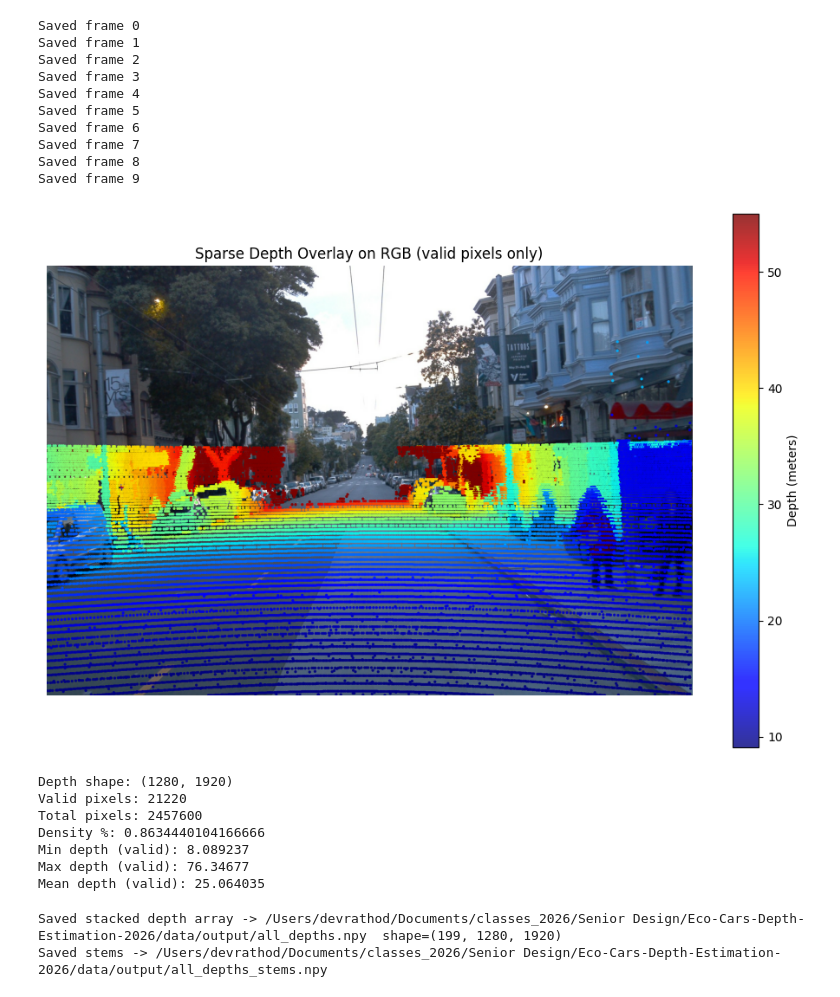
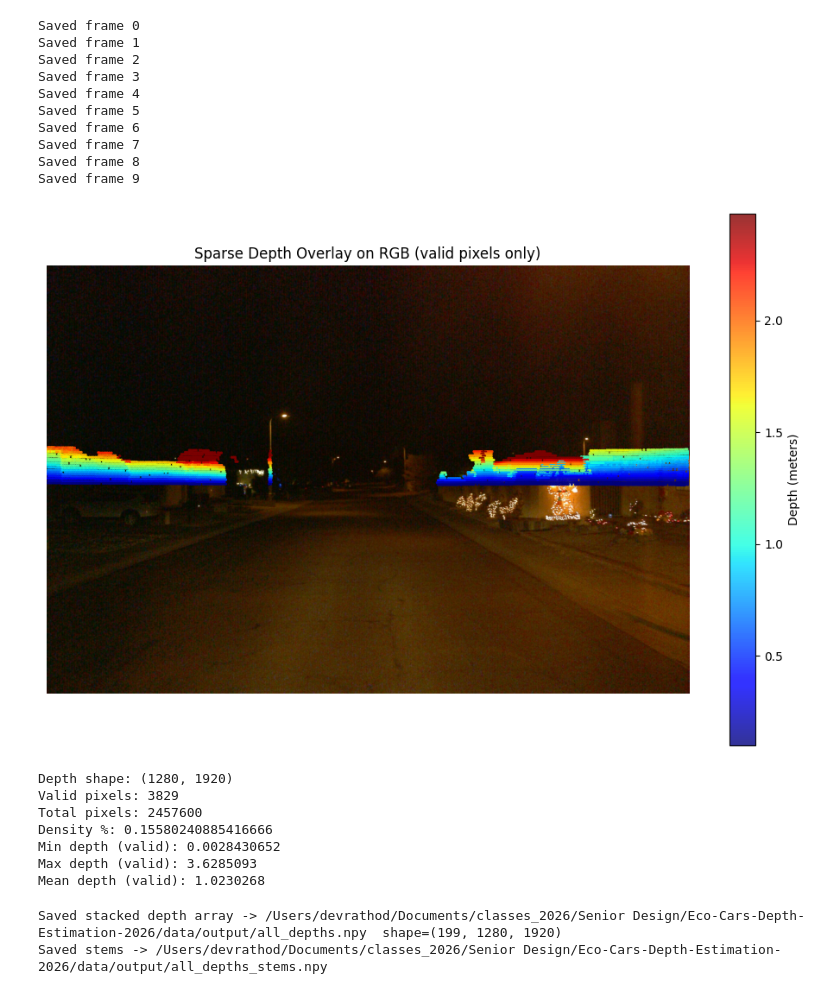
Before and after one commit to dev-rathod/Eco-Cars-Depth-Estimation-2026, a Jupyter notebook: waymo_dataset.ipynb, the cells around one changed output. Drawn from its saved outputs; the diff is of its cells as text; code cells hidden in the pictures.

```diff
--- a/waymo_dataset.ipynb
+++ b/waymo_dataset.ipynb
@@ -187,10 +194,12 @@ Saved frame 9
 import numpy as np
 import matplotlib.pyplot as plt
 from PIL import Image
+# Paths
+# depth_path = "/Users/devrathod/Documents/classes_2026/senior_design/Eco-Cars-Depth-Estimation-2026/data/individual_files_training_segment-10082223140073588526_6140_000_6160_000_with_camera_labels/depths/frame_00101.npy"
+# image_path = "/Users/devrathod/Documents/classes_2026/senior_design/Eco-Cars-Depth-Estimation-2026/data/individual_files_training_segment-10082223140073588526_6140_000_6160_000_with_camera_labels/images/frame_00101.png"
+depth_path = "/Users/devrathod/Documents/classes_2026/senior_design/Eco-Cars-Depth-Estimation-2026/data/individual_files_training_segment-10206293520369375008_2796_800_2816_800_with_camera_labels/depths/frame_00101.npy"
+image_path = "/Users/devrathod/Documents/classes_2026/senior_design/Eco-Cars-Depth-Estimation-2026/data/individual_files_training_segment-10206293520369375008_2796_800_2816_800_with_camera_labels/images/frame_00101.png"
 
-# Paths
-depth_path = "/Users/devrathod/Documents/classes_2026/Senior Design/Eco-Cars-Depth-Estimation-2026/data/output/depth/frame_00095.npy"
-image_path = "/Users/devrathod/Documents/classes_2026/Senior Design/Eco-Cars-Depth-Estimation-2026/data/output/images/frame_00095.png"
 # Load depth and RGB image
 depth = np.load(depth_path)
 rgb = np.array(Image.open(image_path))
@@ -198,41 +207,41 @@ rgb = np.array(Image.open(image_path))
 # Mask valid depth pixels
 valid_mask = ~np.isnan(depth) & (depth > 0)
 ys, xs = np.where(valid_mask)
 vals = depth[ys, xs]
 
 # Normalize for visualization (clip very large values)
 vmin = np.percentile(vals, 5)   # avoid extreme small outliers
 vmax = np.percentile(vals, 95)  # avoid extreme large outliers
 vals_norm = np.clip(vals, vmin, vmax)
 
 # Display RGB image
 plt.figure(figsize=(12,8))
 plt.imshow(rgb)
 
 # Overlay depth as scatter (only valid pixels)
 plt.scatter(xs, ys, c=vals_norm, cmap='jet', s=2, alpha=0.8)  # s=size of points
 plt.colorbar(label="Depth (meters)")
 plt.title("Sparse Depth Overlay on RGB (valid pixels only)")
 plt.axis("off")
 plt.show()
 
 # Print statistics
 print("Depth shape:", depth.shape)
 print("Valid pixels:", np.sum(valid_mask))
 print("Total pixels:", depth.size)
 print("Density %:", 100 * np.sum(valid_mask) / depth.size)
 print("Min depth (valid):", np.min(vals))
 print("Max depth (valid):", np.max(vals))
 print("Mean depth (valid):", np.mean(vals))
 # %% [output]
-[figure, old version]
+[figure, new version]
 Depth shape: (1280, 1920)
-Valid pixels: 21220
+Valid pixels: 3829
 Total pixels: 2457600
-Density %: 0.8634440104166666
-Min depth (valid): 8.089237
-Max depth (valid): 76.34677
-Mean depth (valid): 25.064035
+Density %: 0.15580240885416666
+Min depth (valid): 0.0028430652
+Max depth (valid): 3.6285093
+Mean depth (valid): 1.0230268
 # %%
 import numpy as np
 from pathlib import Path
```
Also changed, not shown: parts of 1 cell of this notebook, 1 other file.
